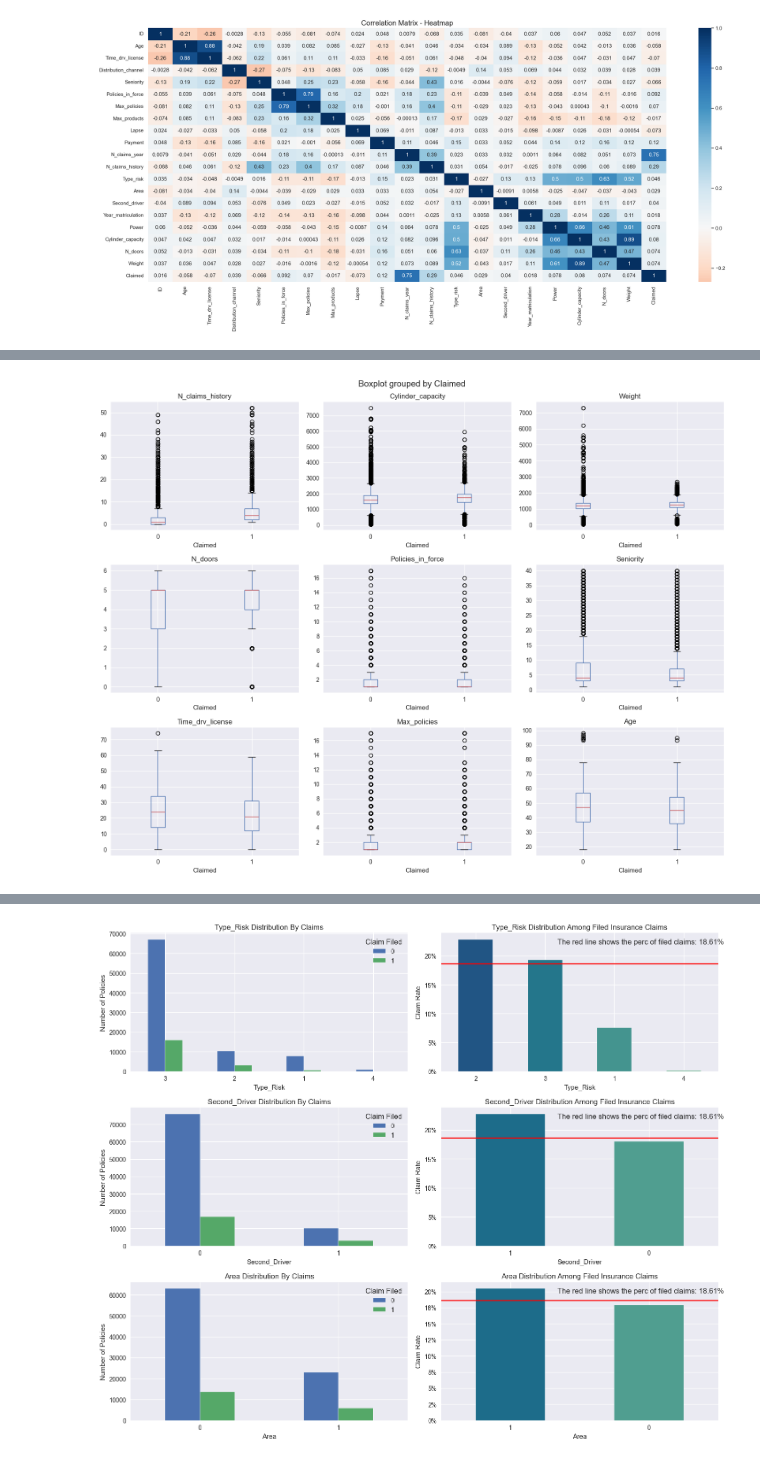
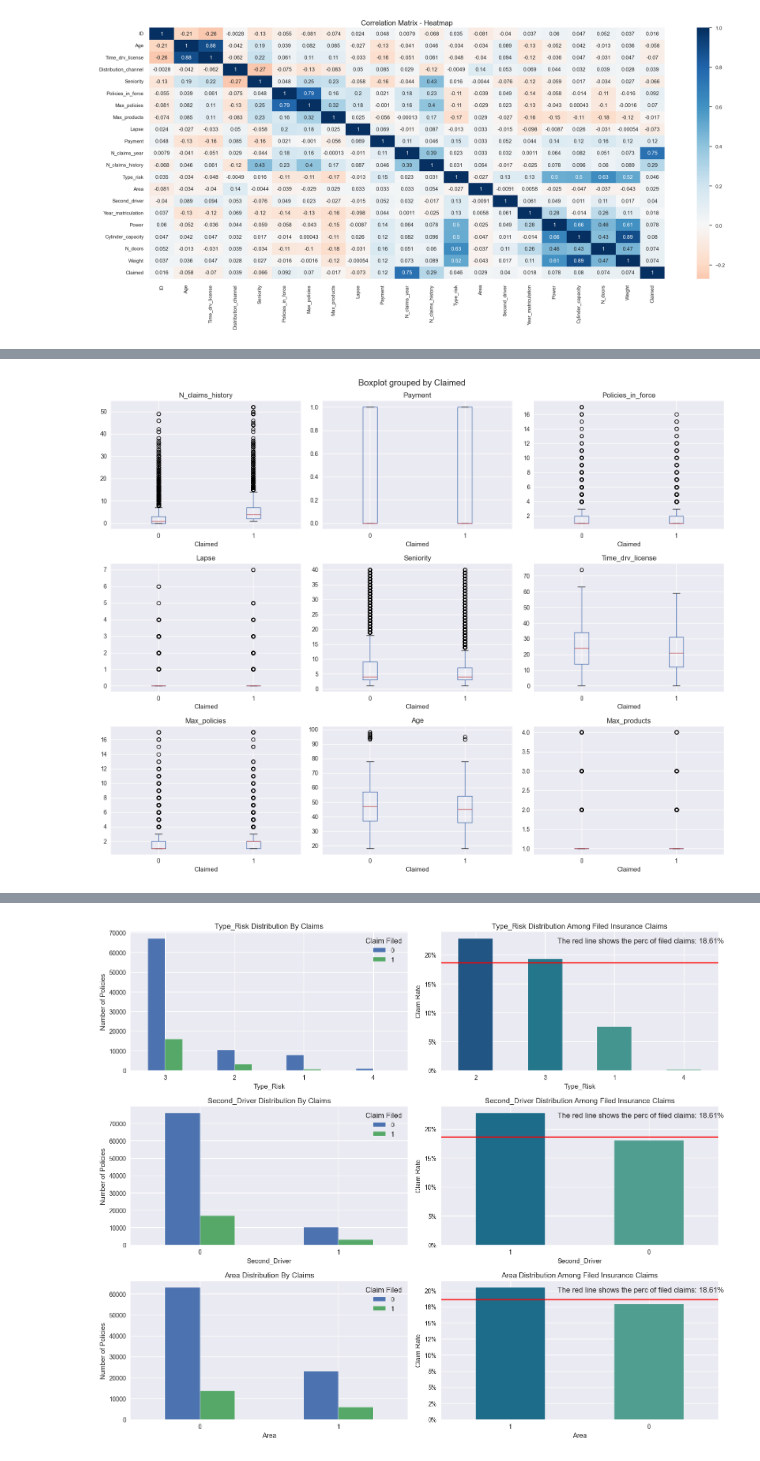
Before and after one commit to Clopes15/Portfolio_Versicherung, a Jupyter notebook: notebooks/pkw_versicherung_01.ipynb, the cells around one changed output, grey strips where cells are left out. Saved outputs shown, nothing was run; the diff lists cells and outputs as text; code cells hidden in the pictures.

```diff
--- a/notebooks/pkw_versicherung_01.ipynb
+++ b/notebooks/pkw_versicherung_01.ipynb
@@ -239,16 +274,16 @@ dtype: float64
 # %%
 plt.style.use('seaborn-v0_8')
 fig, ax = plt.subplots(nrows = 3, ncols = 3, figsize=(15, 12))
 
-cols_int = ['N_claims_history', 'Cylinder_capacity', 'Weight', 'N_doors', 'Policies_in_force', 'Seniority', 'Time_drv_license', 'Max_policies', 'Age']
+cols_int = ['N_claims_history','Payment', 'Policies_in_force', 'Lapse', 'Seniority', 'Time_drv_license', 'Max_policies', 'Age', 'Max_products']
 
 ax = ax.flatten() # achata o array ax, transforma o array 2D (2 linhas x 3 colunas) em um array 1D - vetor (6 itens).
 
 for i, col in enumerate(cols_int):
     df_int.boxplot(column=col, by='Claimed', ax=ax[i])
     ax[i].set_title(col)
     ax[i].set_xlabel('Claimed')
 
 plt.tight_layout()
 # %% [output]
-[figure, old version]
+[figure, new version]
```
Also changed, not shown: parts of 12 cells of this notebook, 2 other files.
